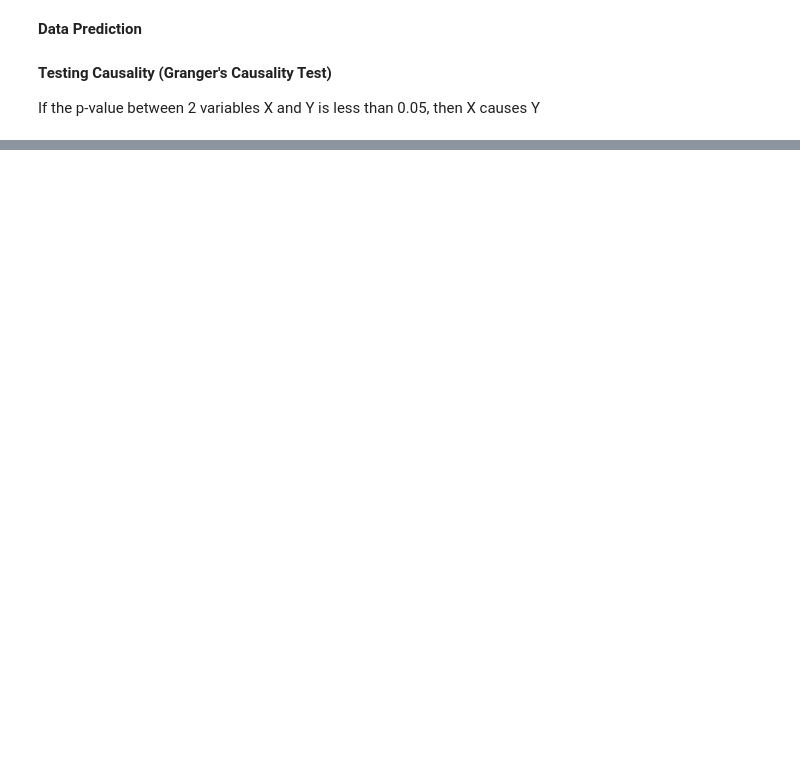
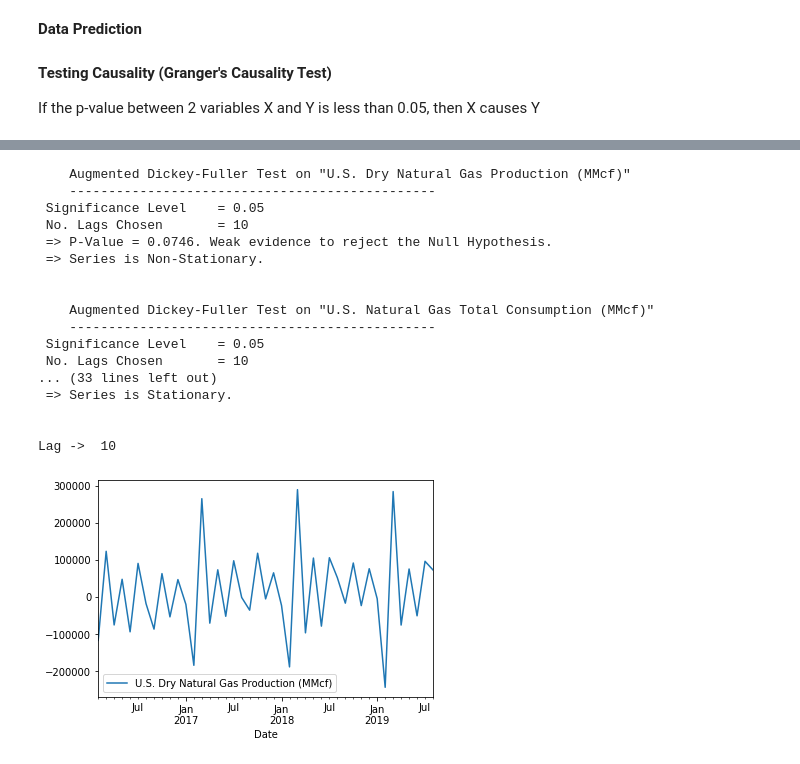
Before and after one commit to jamesbews/ENSF-519, a Jupyter notebook: ENSF 519 Natural Gas Pricing Forecast.ipynb, the cells around one changed output, grey strips where cells are left out. Saved outputs shown, nothing was run; the diff lists cells and outputs as text; code cells hidden in the pictures; blank space fills up the shorter version.

```diff
--- a/ENSF 519 Natural Gas Pricing Forecast.ipynb
+++ b/ENSF 519 Natural Gas Pricing Forecast.ipynb
@@ -252,0 +473,28 @@ plt.tight_layout();
+# %%
+#First Difference
+
+differenced = features.diff().dropna()
+lag = test_stationality(differenced)
+print('Lag -> ', lag)
+ax = plt.gca()
+differenced.plot(kind='line', y='U.S. Dry Natural Gas Production (MMcf)', ax=ax)
+plt.show()
+# %% [output]
+    Augmented Dickey-Fuller Test on "U.S. Dry Natural Gas Production (MMcf)"
+    -----------------------------------------------
+ Significance Level    = 0.05
+ No. Lags Chosen       = 10
+ => P-Value = 0.0746. Weak evidence to reject the Null Hypothesis.
+ => Series is Non-Stationary.
+
+
+    Augmented Dickey-Fuller Test on "U.S. Natural Gas Total Consumption (MMcf)"
+    -----------------------------------------------
+ Significance Level    = 0.05
+ No. Lags Chosen       = 10
+... (33 lines left out)
+ => Series is Stationary.
+
+
+Lag ->  10
+[figure, added]
```
Also changed, not shown: parts of 26 cells of this notebook.
